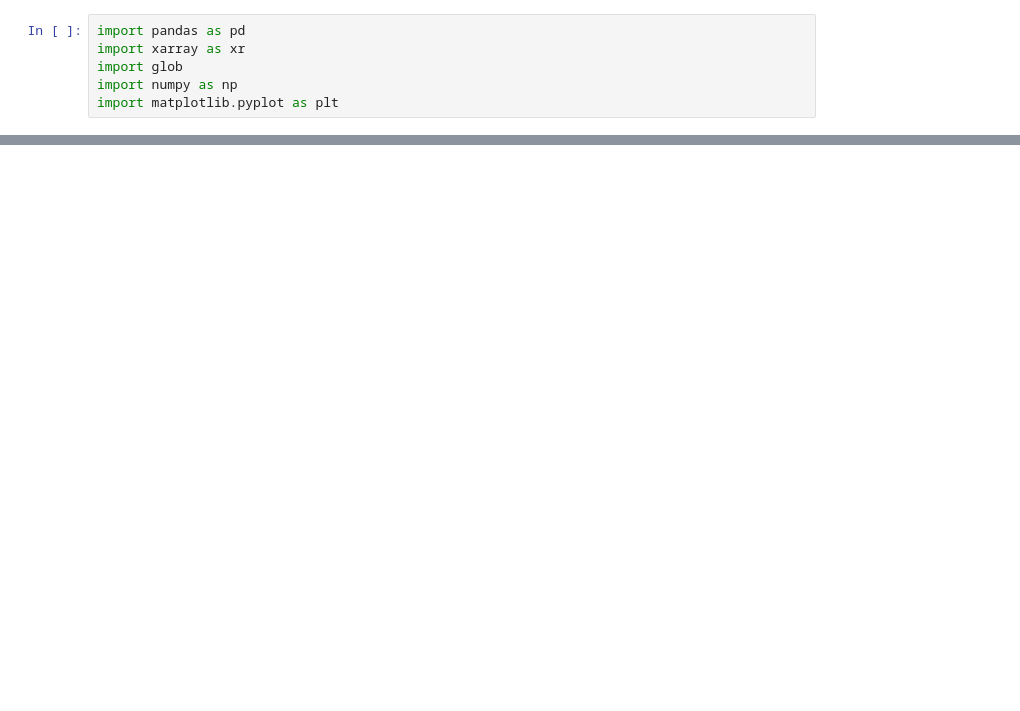
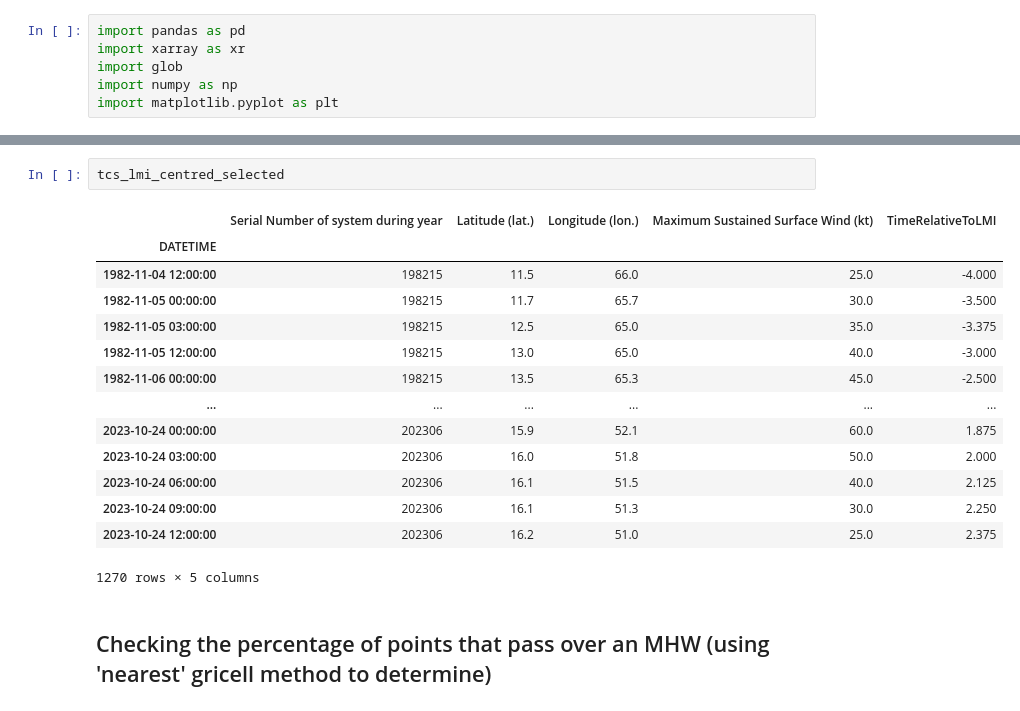
Before and after one commit to sreevathsagolla/NIO-TC-MHW-Intensification, a Jupyter notebook: eda.ipynb, the cells around one changed output, grey strips where cells are left out. Saved outputs shown, nothing was run; the diff lists cells and outputs as text; blank space fills up the shorter version.

```diff
--- a/eda.ipynb
+++ b/eda.ipynb
@@ -25,0 +92,19 @@ bt
+# %%
+tcs_lmi_centred_selected
+# %% [output]
+|  | Serial Number of system during year | Latitude (lat.) | Longitude (lon.) | Maximum Sustained Surface Wind (kt) | TimeRelativeToLMI |
+| DATETIME |  |  |  |  |  |
+| 1982-11-04 12:00:00 | 198215 | 11.5 | 66.0 | 25.0 | -4.000 |
+| 1982-11-05 00:00:00 | 198215 | 11.7 | 65.7 | 30.0 | -3.500 |
+| 1982-11-05 03:00:00 | 198215 | 12.5 | 65.0 | 35.0 | -3.375 |
+| 1982-11-05 12:00:00 | 198215 | 13.0 | 65.0 | 40.0 | -3.000 |
+| 1982-11-06 00:00:00 | 198215 | 13.5 | 65.3 | 45.0 | -2.500 |
+| ... | ... | ... | ... | ... | ... |
+| 2023-10-24 00:00:00 | 202306 | 15.9 | 52.1 | 60.0 | 1.875 |
+| 2023-10-24 03:00:00 | 202306 | 16.0 | 51.8 | 50.0 | 2.000 |
+| 2023-10-24 06:00:00 | 202306 | 16.1 | 51.5 | 40.0 | 2.125 |
+| 2023-10-24 09:00:00 | 202306 | 16.1 | 51.3 | 30.0 | 2.250 |
+| 2023-10-24 12:00:00 | 202306 | 16.2 | 51.0 | 25.0 | 2.375 |
+1270 rows × 5 columns
+# %% [markdown]
+## Checking the percentage of points that pass over an MHW (using 'nearest' gricell method to determine)
```
Also changed, not shown: parts of 21 cells of this notebook, 1 other file.
